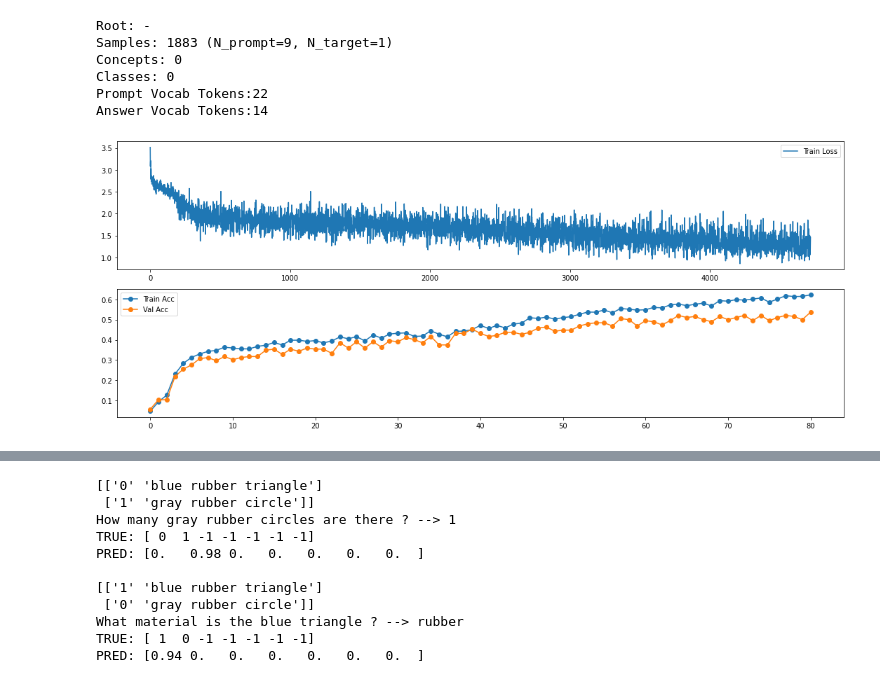
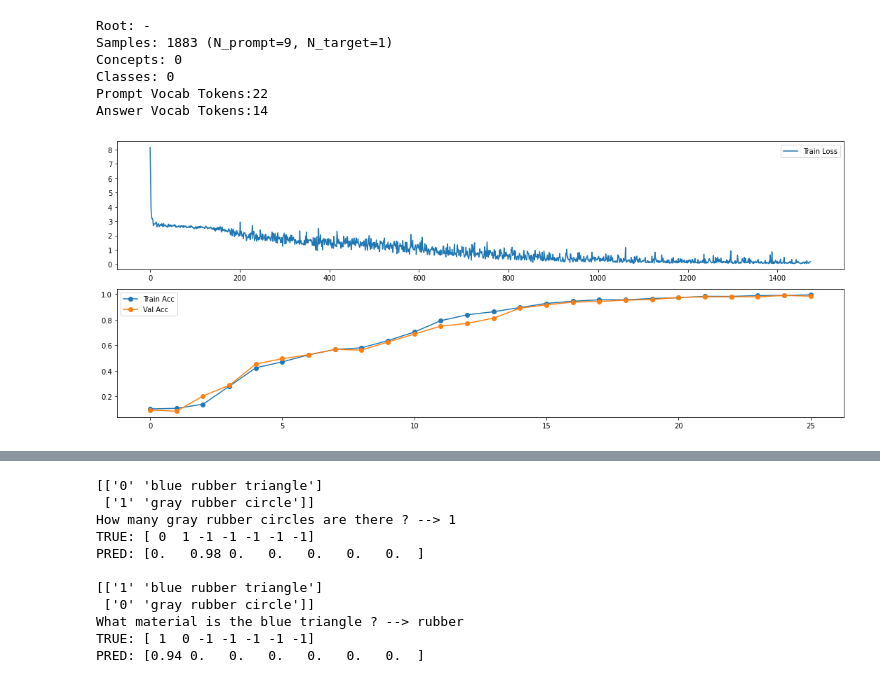
Before and after one commit to urisherman/curriculum_vqa, a Jupyter notebook: notebooks/parent_model_dev.ipynb, the cells around one changed output, grey strips where cells are left out. Cells and saved outputs as stored; diff of their text form; code cells hidden in the pictures.

Commit message:
parent works check

```diff
--- a/notebooks/parent_model_dev.ipynb
+++ b/notebooks/parent_model_dev.ipynb
@@ -72,21 +131,39 @@ def train_model(model, lr=1e-4, epochs=10, batch_size=32):
+# %%
+import numpy as np
+from cvqa.model_dev.programs import ProgramSpec, Seq2ConstTreeModel, TransformerSeederModel, Seq2VecsLSTM
+
+def build_parent_model(prompt_vocab, answer_vocab):
+#     model_a = answer_model.AnswerModule(parent.parse_dims_dict(args), answer_vocab)
+#     model_f1 = f1_model.F1ModuleSimple(args)
+
+    program_spec = ProgramSpec({
+        'A': model_a,
+        'F': model_f1
+    })
+    seq2tree = Seq2ConstTreeModel(program_spec.vocab, 'A ( F )')
+
+#     program_spec = ProgramSpec({
+#         'M': parent.MultiModule(args['d_w'], [model_a, model_f1])
+#     })
+#     seq2tree = Seq2ConstTreeModel(program_spec.vocab, 'M ( M )')
+
+    seeder_model = TransformerSeederModel(prompt_vocab, program_spec.vocab, args)
+
+#     seeder_args = Seq2VecsLSTM.args(prompt_vocab, program_spec.vocab)
+#     seeder_args['d_target'] = args['d_w']
+#     seeder_model = Seq2VecsLSTM(seeder_args)
+
+    context_model = model_ctx # parent.ContextModel(args, answer_vocab)
+
+    return parent.MyModel(seq2tree, seeder_model, program_spec, context_model)
 # %%
-import numpy as np
-from cvqa.model_dev import parent
-
 seed = 1
 np.random.seed(seed)
 torch.manual_seed(seed)
 
-args = parent.default_args()
-args['d_a'] = 4
-args['d_w'] = args['d_c'] = 32
-args['d_o'] = 24
-args['d_k'] = 4
 
-model = parent.MyModel.build(args, ds_train.vocab, ds_train.ans_vocab)
-
-train_metrics = train_model(model, lr=5e-3, epochs=80, batch_size=32)
-
+model = build_parent_model(ds_train.vocab, ds_train.ans_vocab)
+train_metrics = train_model(model, lr=.3e-3, epochs=25, batch_size=32)
 viz.plot_training(**train_metrics)
 # %% [output]
-[figure, old version]
+[figure, new version]
```
Also changed, not shown: parts of 5 cells of this notebook, 8 other files.
